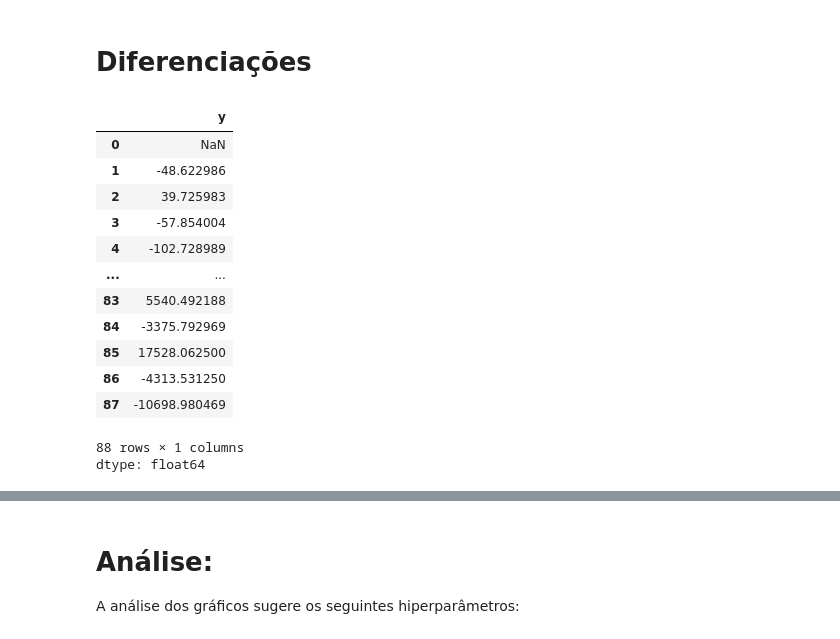
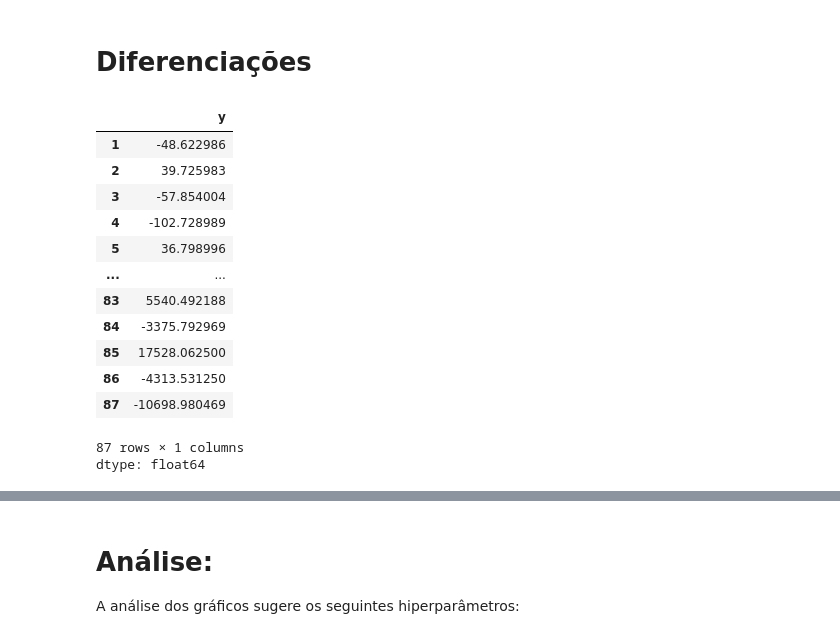
Before and after one commit to MariaGabrielaAlvesZuppardo/SeriesTemporaisCin, a Jupyter notebook: Time_Series_Lista_de_Exercícios.ipynb, the cells around one changed output, grey strips where cells are left out. Cells and saved outputs as stored; diff of their text form; code cells hidden in the pictures.

```diff
--- a/Time_Series_Lista_de_Exercícios.ipynb
+++ b/Time_Series_Lista_de_Exercícios.ipynb
@@ -379,22 +379,22 @@ plot_pacf(train['y'])
 # %% [markdown]
 # Diferenciações
 # %%
-diff1 = train['y'].diff(periods=1)
+diff1 = train['y'].diff(1).dropna()
 diff1
 # %% [output]
 |  | y |
-| 0 | NaN |
 | 1 | -48.622986 |
 | 2 | 39.725983 |
 | 3 | -57.854004 |
 | 4 | -102.728989 |
+| 5 | 36.798996 |
 | ... | ... |
 | 83 | 5540.492188 |
 | 84 | -3375.792969 |
 | 85 | 17528.062500 |
 | 86 | -4313.531250 |
 | 87 | -10698.980469 |
-88 rows × 1 columns
+87 rows × 1 columns
 dtype: float64
 # %%
 plot_acf(diff1, title='1a Diferenciação')
```
Also changed, not shown: parts of 6 cells of this notebook.
